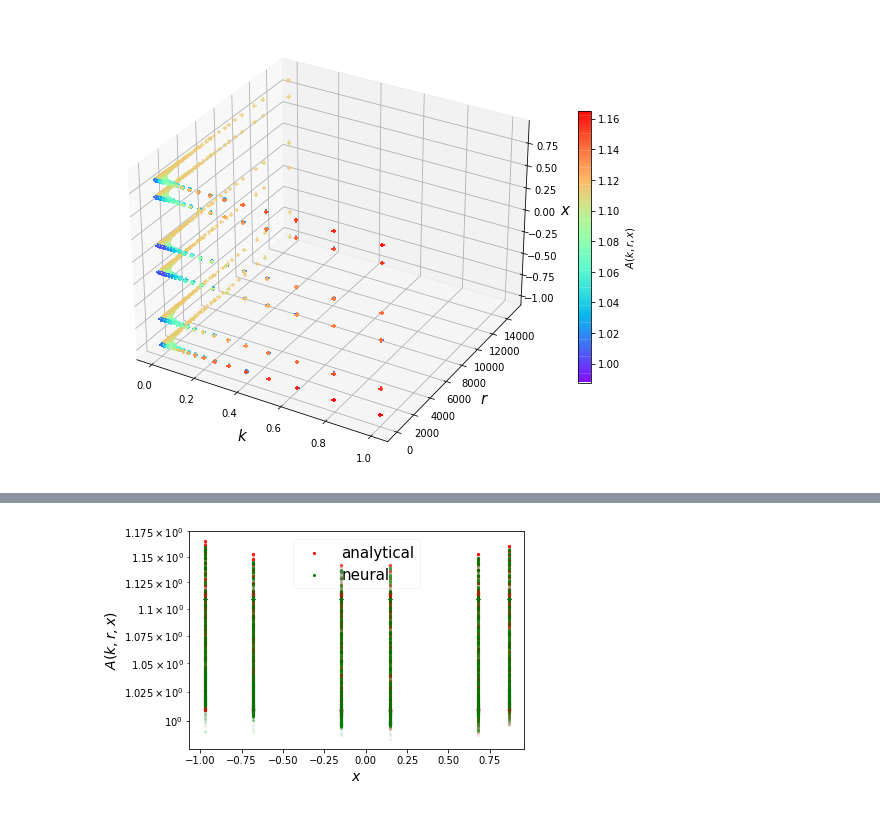
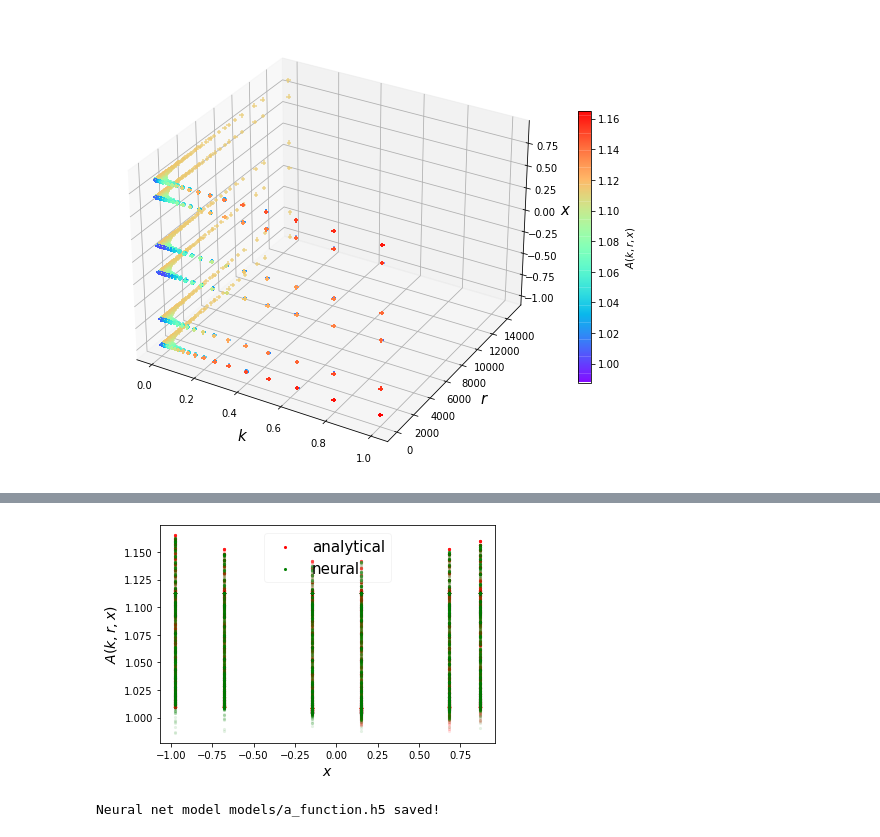
Before and after one commit to igomezv/nnogada, a Jupyter notebook: A_function.ipynb, the cells around one changed output, grey strips where cells are left out. Drawn from its saved outputs; the diff is of its cells as text; code cells hidden in the pictures.

```diff
--- a/A_function.ipynb
+++ b/A_function.ipynb
@@ -93,7 +102,7 @@ plt.colorbar(p, shrink=0.5, label='$A(k, r, x)$')
 #                     learrning_rate=1e-5)
 # funciona bien para 50mil muestras
 # %%
-network = NeuralNet(X=vec, Y=afn, topology=[3, 100, 100, 100, 1], epochs=300, batch_size=64,\
+network = NeuralNet(X=vec, Y=afn, topology=[3, 100, 100, 100, 1], epochs=200, batch_size=32,\
                     learrning_rate=1e-4)
 # %%
 network.train()
@@ -228,15 +237,17 @@ for lh in leg.legendHandles:
 # %%
 plt.scatter(vec[:,2], afn, marker='.', linewidth=1e-1, alpha=0.1, label='analytical', c='red')
 plt.scatter(vec[:,2], predictions, marker='.', linewidth=1e-1, alpha=0.1, c='green', label='neural')
 plt.xlabel('$x$', fontsize=14)
 plt.ylabel(r'$A(k, r, x)$', fontsize=14)
-plt.yscale('log')
+# plt.yscale('log')
 
 leg = plt.legend(fontsize=15, framealpha=0.2)
 
 for lh in leg.legendHandles:
     lh.set_alpha(1)
 # %% [output]
-[figure, old version]
+[figure, new version]
 # %%
-# network.save_model('models/hzlike.h5')
+network.save_model('models/a_function.h5')
+# %% [output]
+Neural net model models/a_function.h5 saved!
```
Also changed, not shown: parts of 15 cells of this notebook.
